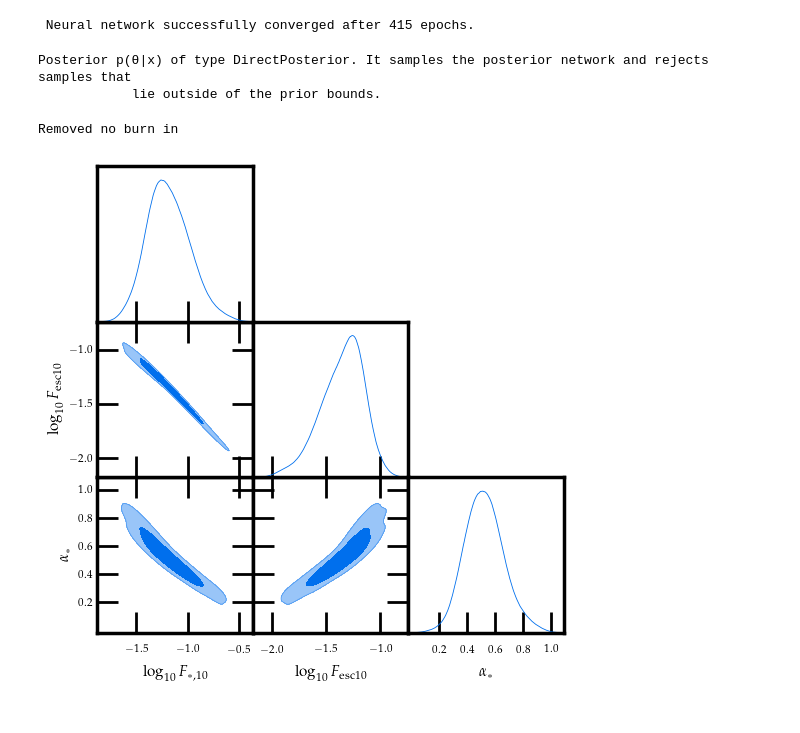
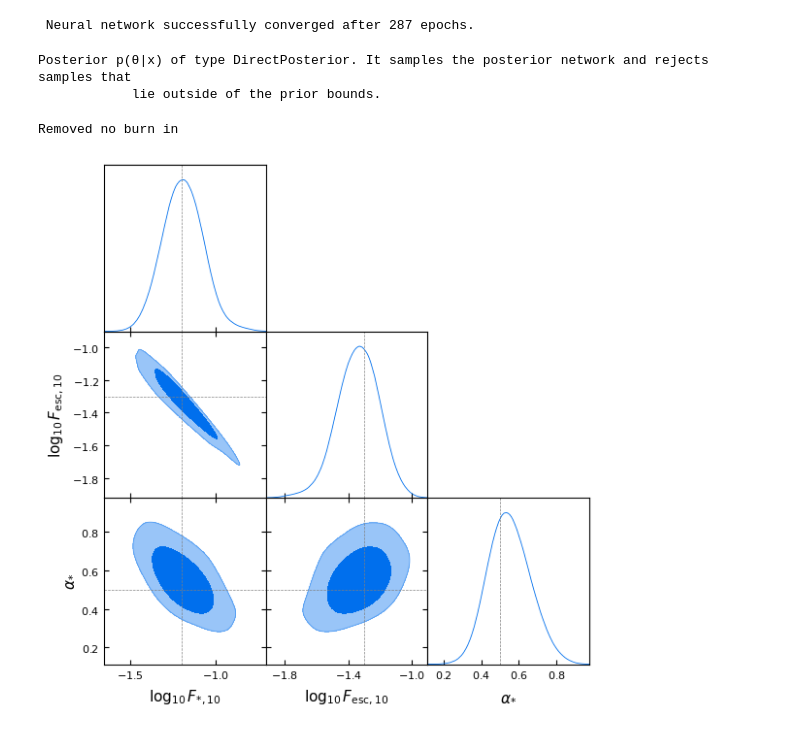
Before and after one commit to leonnoble/sbi_21cm_ps, a Jupyter notebook: sbi_NPE.ipynb, the cells around one changed output. Saved outputs shown, nothing was run; the diff lists cells and outputs as text; code cells hidden in the pictures.

```diff
--- a/sbi_NPE.ipynb
+++ b/sbi_NPE.ipynb
@@ -5,7 +5,7 @@ from getdist import MCSamples, plots
 import torch
 _ = torch.manual_seed(0)
 import matplotlib.pyplot as plt
-plt.style.use('sty.mplstyle')
+# plt.style.use('sty.mplstyle')
 # %%
 # calling the emulator and getting the 1D power spectrum training data set
 
@@ -62,7 +62,11 @@ def get_traning_data(theta, num_simulations):
           'NU_X_THRESH': nu_x_thresh,
           'SIGMA_8': sigma_8
          }
-        ps_data[i, :] = get_ps_21cmEMU.simu_1d_ps(astro_params, redshift_value = redshift_value)
+        ps = get_ps_21cmEMU.simu_1d_ps(astro_params, redshift_value = redshift_value)
+        noise_sigma = 0.05 * ps # 5% noise level
+        np.random.seed(i)  # for reproducibility
+        ps_noisy = ps + np.random.normal(0, noise_sigma, size=ps.shape) # add noise to the power spectrum
+        ps_data[i, :] = ps_noisy
 
     return ps_data
 # %%
@@ -84,11 +93,11 @@ x_torch = torch.tensor(x, dtype=torch.float32)
 # np.save('/home/leon/Documents/codes/sbi_21cm_ps/data/ps_training_data_f_star10_f_esc10_alpha_star.npy', x)
 # np.save('/home/leon/Documents/codes/sbi_21cm_ps/data/theta_training_data_f_star10_f_esc10_alpha_star.npy', theta)
 # %%
-# performing inference using the training data set
+# training the density estimator with the training data set
 inference = inference.append_simulations(theta, x_torch)
 density_estimator = inference.train()
 # %% [output]
- Neural network successfully converged after 415 epochs.
+ Neural network successfully converged after 287 epochs.
 # %%
 posterior = inference.build_posterior()
 print(posterior)
@@ -103,18 +112,19 @@ posterior_samples = posterior.sample((1000,), x=ps_obs_torch)
-# %%
-g = plots.get_subplot_plotter(width_inch=15, rc_sizes=True)
-g.settings.axes_labelsize = 30
-g.settings.legend_fontsize = 25
-labels = [r'\log_{10} F_{*,10}', r'\log_{10} F_{\rm esc10}', r'\alpha_{*}']
-names=['F_STAR10', 'F_ESC10', 'ALPHA_STAR']
-
-samples = MCSamples(
-    samples=posterior_samples.numpy(),
-    names=names,
-    labels=labels
-)
-
-g = plots.get_subplot_plotter()
-g.triangle_plot(samples, filled=True)
-# %% [output]
-Removed no burn in
-[figure, removed]
+# %%
+labels = [r'\log_{10} F_{*,10}', r'\log_{10} F_{\rm esc,10}', r'\alpha_{*}']
+names = ['F_STAR10', 'F_ESC10', 'ALPHA_STAR']
+true_params = [log_f_star10, log_f_esc10, alpha_star]
+
+samples = MCSamples(
+    samples=posterior_samples.numpy(),
+    names=names,
+    labels=labels
+)
+
+# dictionary mapping the parameter names to their true values
+markers_dict = {name: val for name, val in zip(names, true_params)}
+
+g = plots.get_subplot_plotter()
+g.triangle_plot(samples, filled=True, markers=markers_dict)
+# %% [output]
+Removed no burn in
+[figure, added]
```
Also changed, not shown: parts of 4 cells of this notebook, 1 other file.
